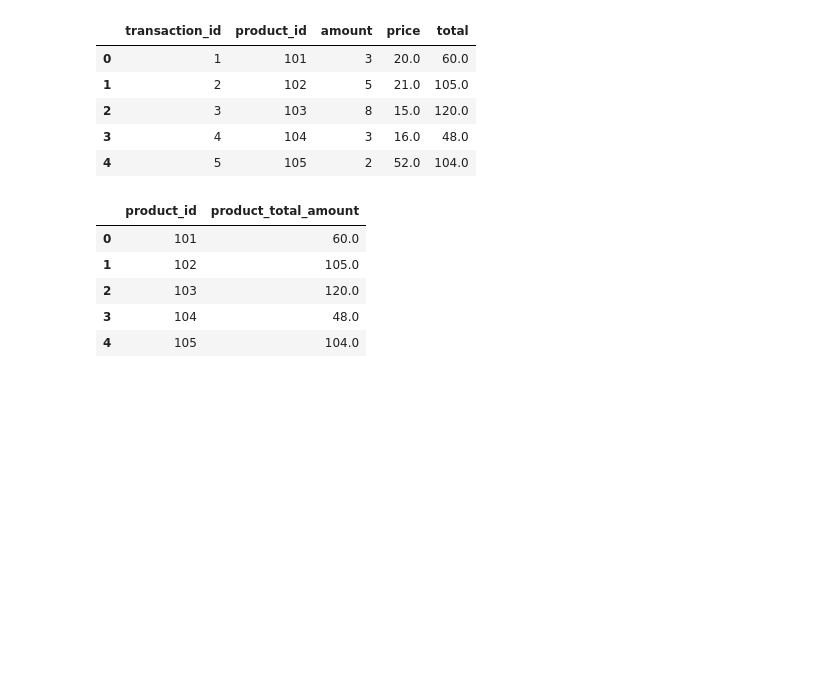
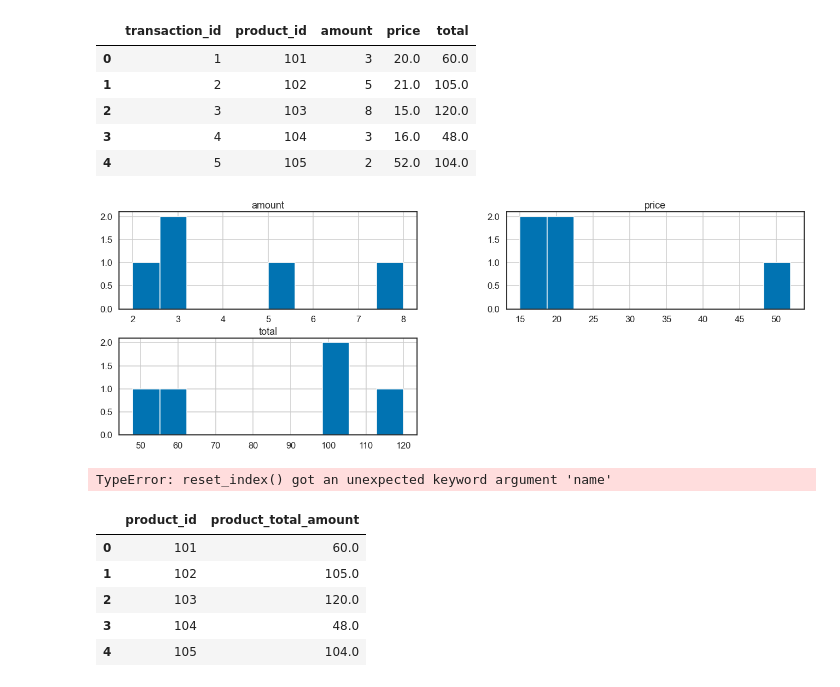
Before and after one commit to lj015625/CodeSnippet, a Jupyter notebook: src/main/python/questions/transactions.ipynb, the cells around one changed output. Cells and saved outputs as stored; diff of their text form; code cells hidden in the pictures; blank space fills up the shorter version.

```diff
--- a/src/main/python/questions/transactions.ipynb
+++ b/src/main/python/questions/transactions.ipynb
@@ -27,6 +116,21 @@ df.head(5)
 | 2 | 3 | 103 | 8 | 15.0 | 120.0 |
 | 3 | 4 | 104 | 3 | 16.0 | 48.0 |
 | 4 | 5 | 105 | 2 | 52.0 | 104.0 |
+# %%
+# create histograms of all numerical data
+
+df_hist = df[['amount', 'price', 'total']]
+df_hist.hist()
+plt.show()
+# %% [output]
+[figure, added]
+# %%
+# group the data to find widget making statistics by worker
+df_grouped = df.groupby(['product_id']).agg({'total':'sum',
+                                             'price':'mean'}).reset_index(name ='product_total_sum')
+df_grouped.head()
+# %% [output]
+TypeError: reset_index() got an unexpected keyword argument 'name'
 # %%
 tot = df.groupby('product_id')['total'].sum().reset_index(name ='product_total_amount')
 tot.head(5)
```
Also changed, not shown: parts of 12 cells of this notebook.
